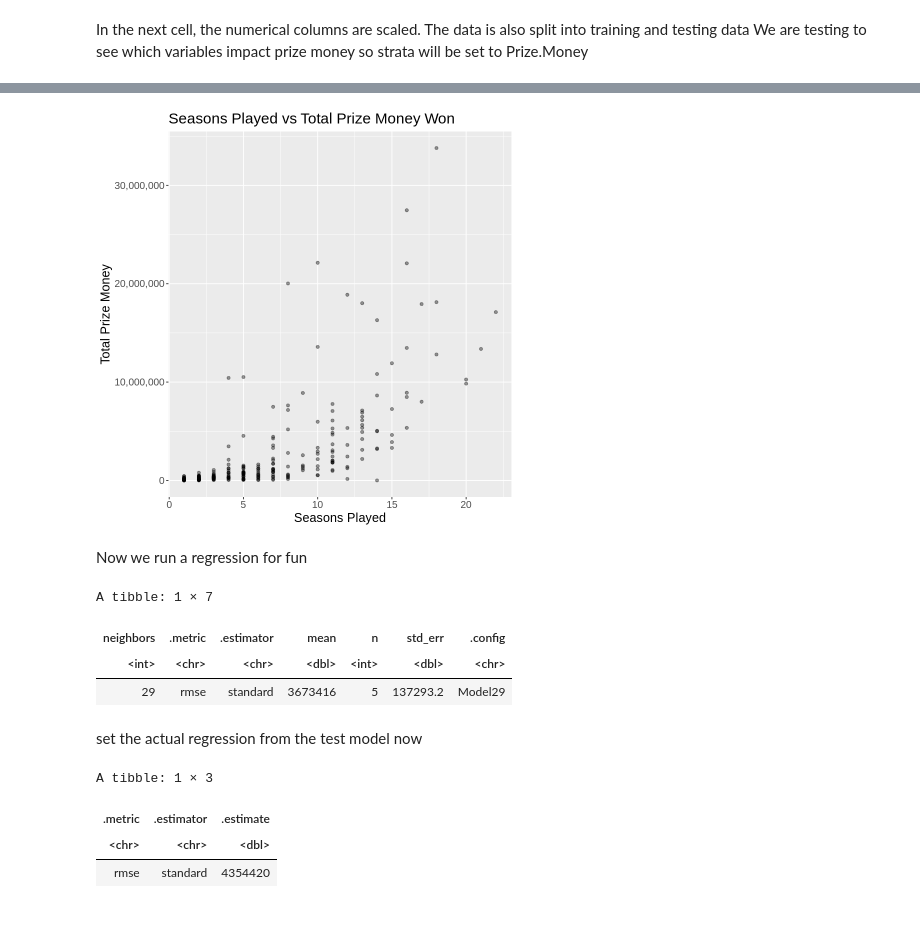
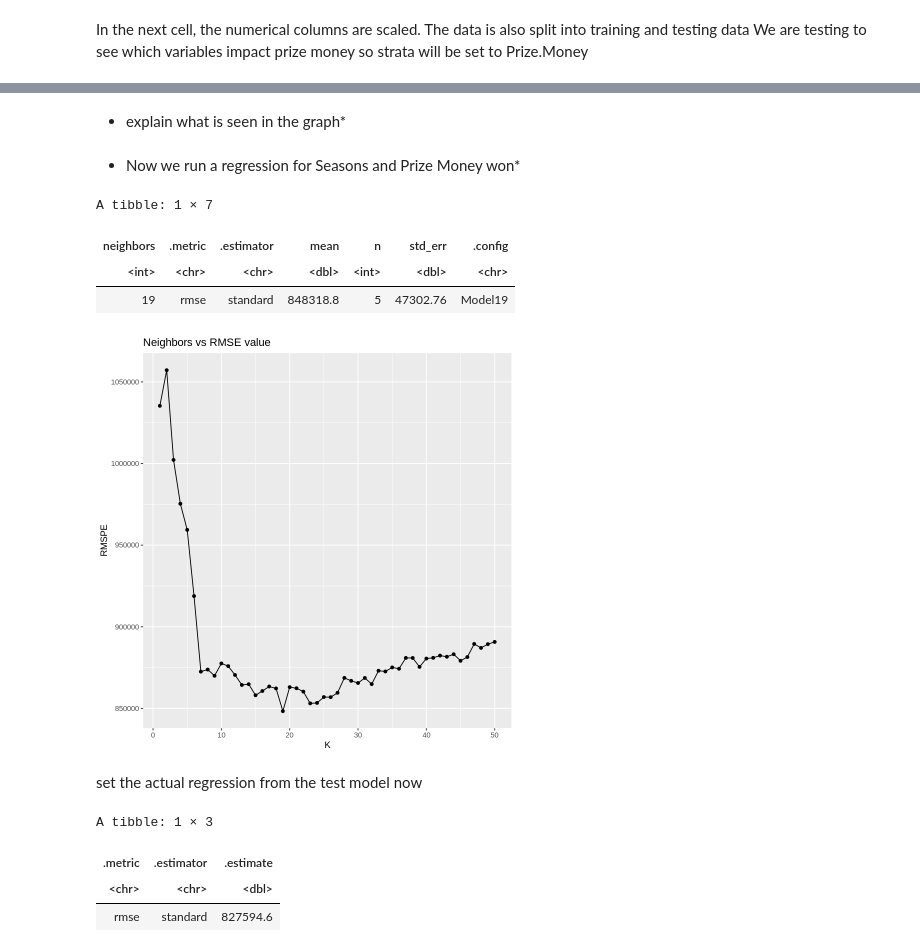
Before and after one commit to navg1250/dsci-project-report, a Jupyter notebook: redone_proposal.ipynb, the cells around one changed output, grey strips where cells are left out. Cells and saved outputs as stored; diff of their text form; code cells hidden in the pictures; blank space fills up the shorter version.

```diff
--- a/redone_proposal.ipynb
+++ b/redone_proposal.ipynb
@@ -171,0 +134,14 @@ A tibble: 10 × 6
+# %%
+# change the column country from character to factor
+tennis_change_country <- mutate(tennis_remove_rows, Country = as.factor(Country)) %>%
+select(Age:Seasons) %>%
+na.omit()
+
+#filter for prize money less than $10,000,000 to remove outliers imapcting relationships
+tennis_clean <- tennis_change_country %>%
+    filter(Prize.Money < 5000000) %>%
+    select(Age, Current.Rank, Best.Rank, Prize.Money, Seasons, Country)
+
+tennis_clean_show <- tennis_clean %>%
+    slice(1:10)
+tennis_clean_show
@@ -233,53 +218,60 @@ There seems to be the same relationship with best rank as linear rank for prize
-# %%
-tennis_explore_best_seasonvsrank <- ggplot(tennis_train, aes(x = Seasons, y = Prize.Money))+
-geom_point(alpha = 0.4)+
-labs(x = "Seasons Played",
-     y = "Total Prize Money",
-     title = "Seasons Played vs Total Prize Money Won")+
-scale_y_continuous(labels = scales::comma)+
-theme(text = element_text(size=15))
-tennis_explore_best_seasonvsrank
-# %% [output]
-[figure, removed]
+# %% [markdown]
+* explain what is seen in the graph*
 # %% [markdown]
-Now we run a regression for fun
+* Now we run a regression for Seasons and Prize Money won*
 # %%
+#setting seed as (5) for the regression
 set.seed(5)
+
+#making model for regression
 tennis_spec <- nearest_neighbor(weight_func = "rectangular", neighbors = tune()) %>%
     set_engine("kknn")%>%
     set_mode("regression")
 
+#creating fold
 tennis_vfold <- vfold_cv(tennis_train, v = 5, strata = Prize.Money)
 
-tennis_recipe1 <- recipe(Prize.Money ~ Current.Rank, data = tennis_train)
+#creating recipe with Seasons as predictor variable
+tennis_recipe1 <- recipe(Prize.Money ~ Seasons, data = tennis_train)
 
+#creating wklfow for tune grid
 tennis_wkflw <- workflow() %>%
     add_recipe(tennis_recipe1) %>%
     add_model(tennis_spec)
 
 
+#creating gridvals
+gridvals <- tibble(neighbors = seq(1:50))
 
-gridvals <- tibble(neighbors = seq(1:60))
-
+#collecting results from fold
 tennis_results_tune <- tennis_wkflw %>%
     tune_grid(resamples = tennis_vfold, grid = gridvals) %>%
     collect_metrics %>%
     filter(.metric == "rmse")
 
-
-
+#selecting neighbor with the lowest mean value for regression
 tennis_min <- tennis_results_tune %>%
     filter(mean == min(mean))
 tennis_min
+
+#creating visual plot for  neighbors vs mean rmse value
+tennis_k_plot <- ggplot(tennis_results_tune, aes(x = neighbors, y = mean))+
+    geom_point()+
+    geom_line()+
+    labs(x = "K", y = "RMSPE", title = "Neighbors vs RMSE value")
+tennis_k_plot
 # %% [output]
 A tibble: 1 × 7
 | neighbors | .metric | .estimator | mean | n | std_err | .config |
 | <int> | <chr> | <chr> | <dbl> | <int> | <dbl> | <chr> |
-| 29 | rmse | standard | 3673416 | 5 | 137293.2 | Model29 |
+| 19 | rmse | standard | 848318.8 | 5 | 47302.76 | Model19 |
+[figure, added]
 # %% [markdown]
 set the actual regression from the test model now
 # %%
-tennis_spec1 <- nearest_neighbor(weight_func = "rectangular", neighbors = 29) %>%
+
+creating model specification with selected k value from fold results
+tennis_spec1 <- nearest_neighbor(weight_func = "rectangular", neighbors = 19) %>%
     set_engine("kknn")%>%
     set_mode("regression")
 
@@ -299,4 +291,4 @@ tennis_summary
 A tibble: 1 × 3
 | .metric | .estimator | .estimate |
 | <chr> | <chr> | <dbl> |
-| rmse | standard | 4354420 |
+| rmse | standard | 827594.6 |
```
Also changed, not shown: parts of 25 cells of this notebook.
